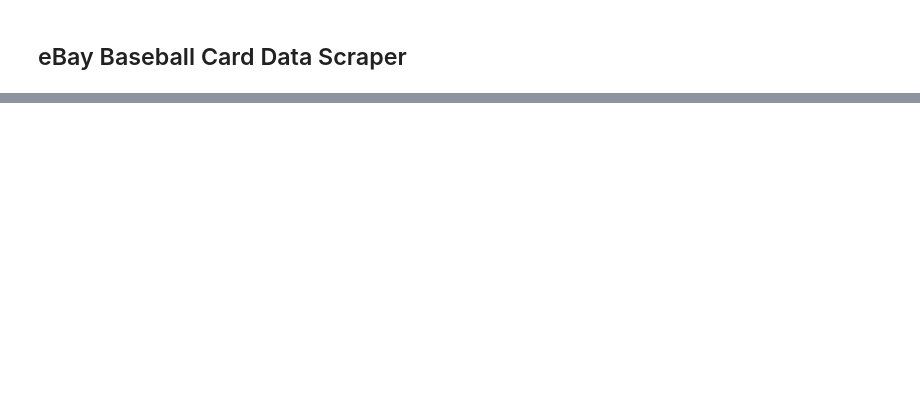
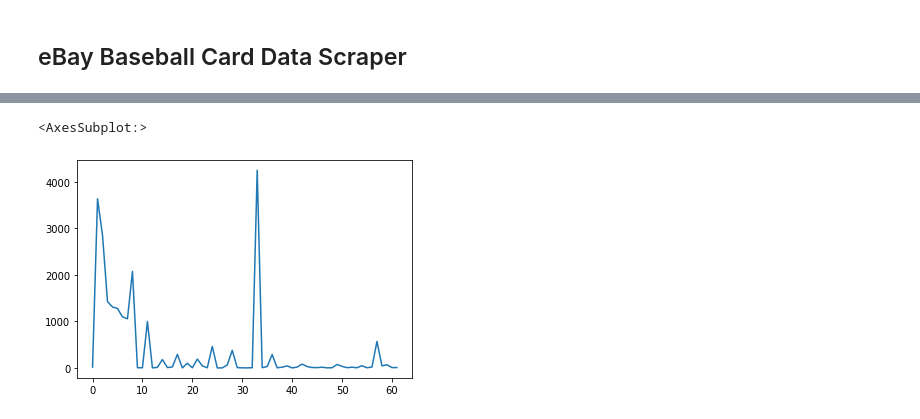
Before and after one commit to mozeleski/sports-cards, a Jupyter notebook: cards.ipynb, the cells around one changed output, grey strips where cells are left out. Cells and saved outputs as stored; diff of their text form; code cells hidden in the pictures; blank space fills up the shorter version.

```diff
--- a/cards.ipynb
+++ b/cards.ipynb
@@ -123 +126,9 @@ zion_out
 305 rows × 8 columns
+# %%
+carlos = EbayScraper('2020 carlos sainz dynastly auto', 1)
+carlos_out = carlos.output()
+# %%
+carlos_out['soldprice'].plot()
+# %% [output]
+<AxesSubplot:>
+[figure, added]
```
Also changed, not shown: parts of 8 cells of this notebook, 1 other file.
